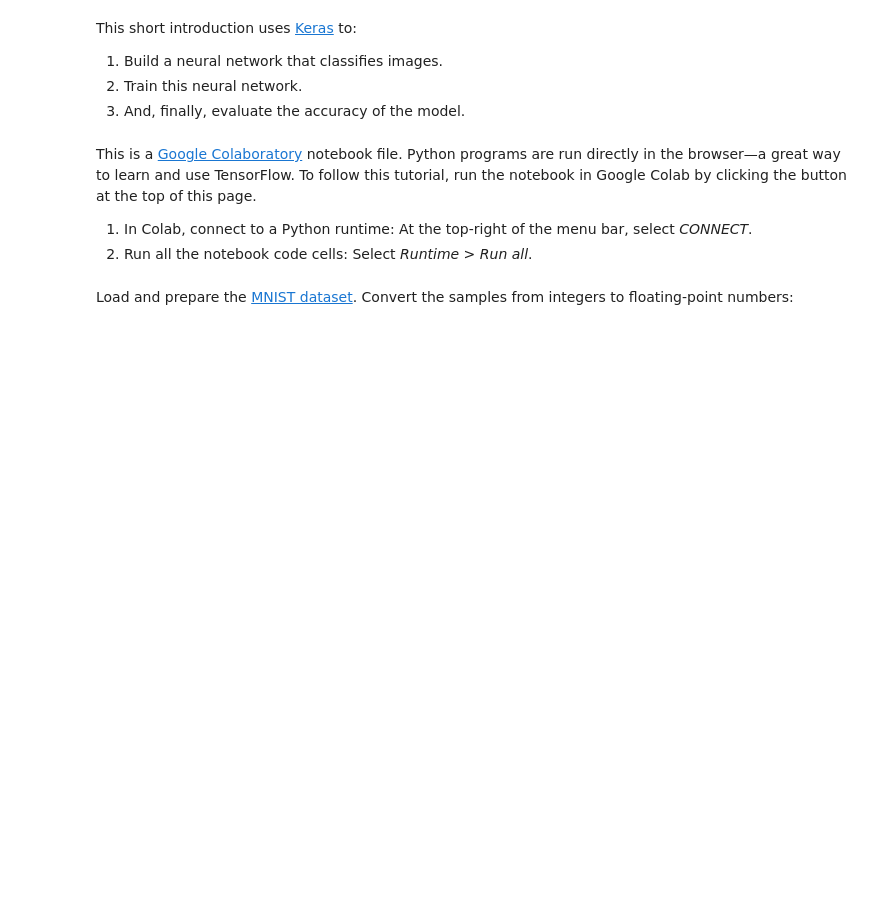
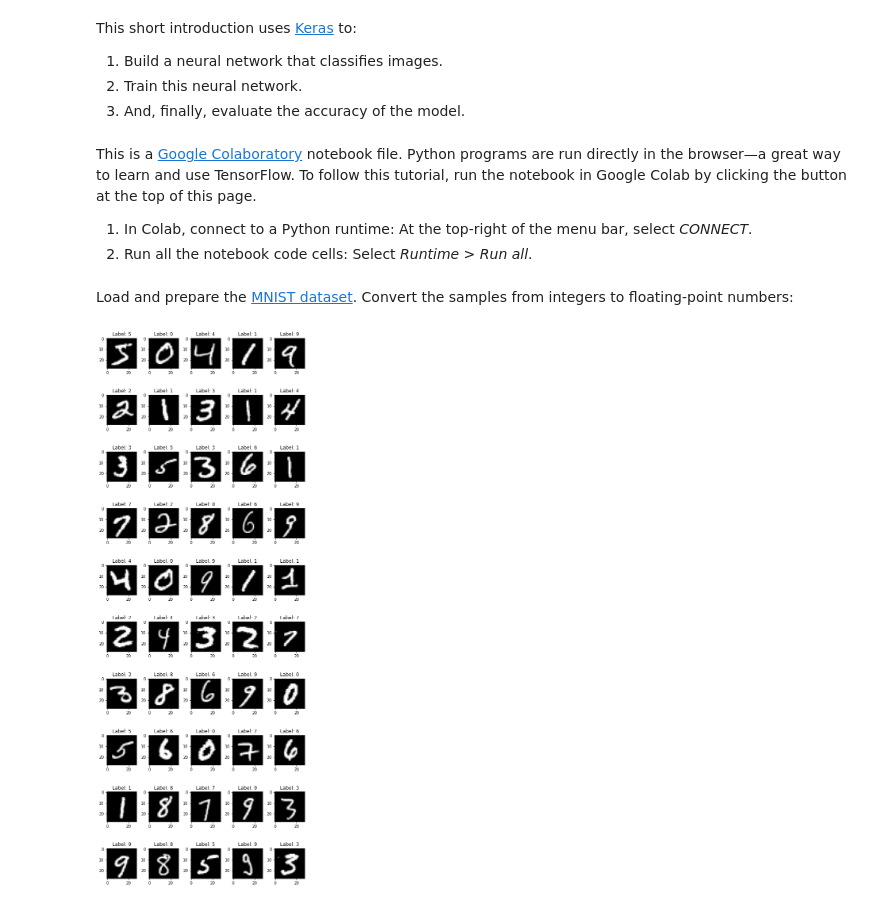
Before and after one commit to hackerinheels/mnistTraining, a Jupyter notebook: mnist.ipynb, the cells around one changed output. Drawn from its saved outputs; the diff is of its cells as text; code cells hidden in the pictures; blank space fills up the shorter version.

```diff
--- a/mnist.ipynb
+++ b/mnist.ipynb
@@ -20,14 +22,20 @@ Load and prepare the [MNIST dataset](http://yann.lecun.com/exdb/mnist/). Convert
 # %%
-num_row = 2
+num_row = 10
 num_col = 5# plot images
 num = num_row*num_col
 images = x_train[:num]
 labels = y_train[:num]
 fig, axes = plt.subplots(num_row, num_col, figsize=(1.5*num_col,2*num_row))
 for i in range(num):
-    ax = axes[i//num_col, i%num_col]
-    ax.imshow(images[i], cmap='gray')
-    ax.set_title('Label: {}'.format(labels[i]))
+
+      ax = axes[i//num_col, i%num_col]
+      ax.imshow(images[i].reshape(28, 28), cmap='gray')
+      ax.set_title('Label: {}'.format(labels[i]))
+
+
+
 plt.tight_layout()
 plt.show()
+# %% [output]
+[figure, added]
 # %%
```
Also changed, not shown: parts of 3 cells of this notebook.
